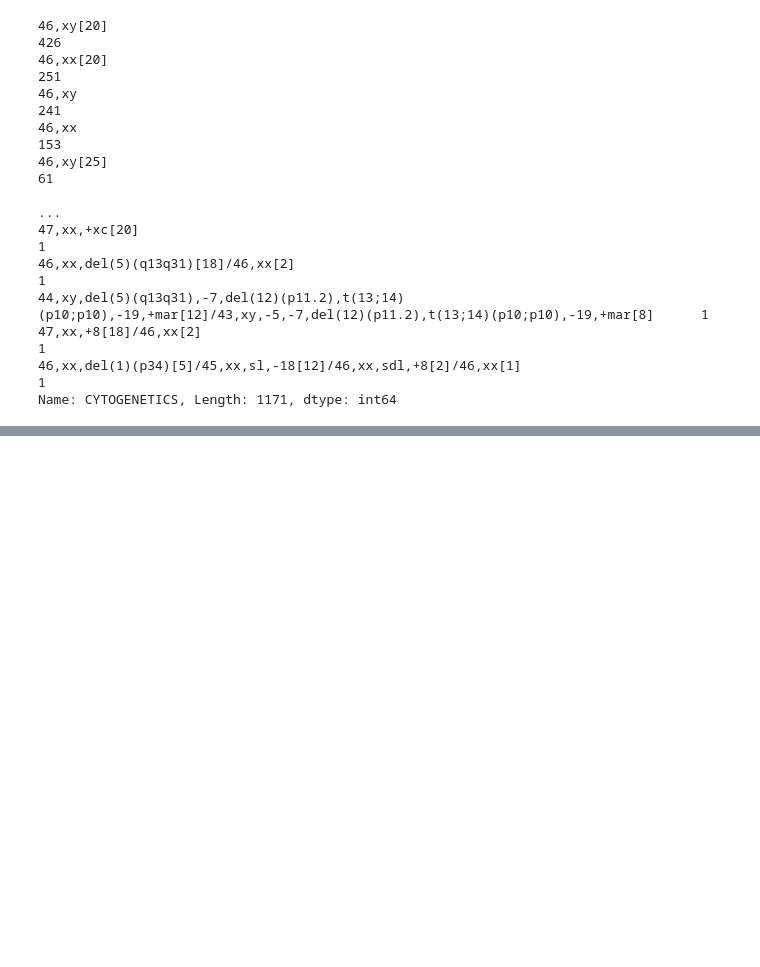
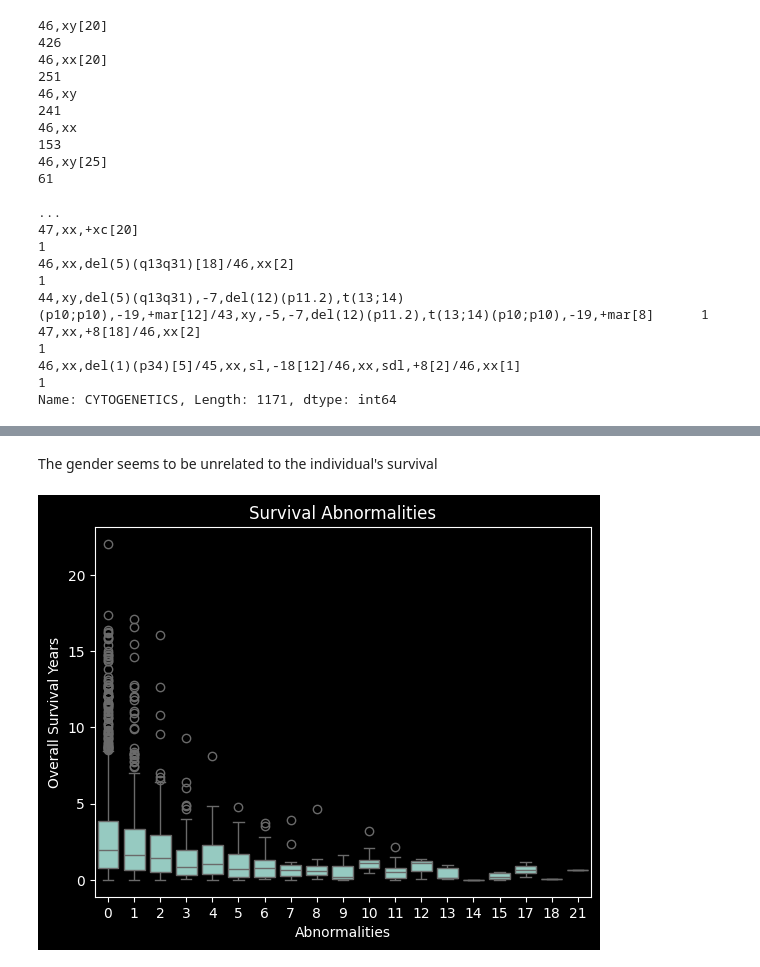
Before and after one commit to Loic-Jaillet/ENS-ML-Challenge, a Jupyter notebook: challenge.ipynb, the cells around one changed output, grey strips where cells are left out. Saved outputs shown, nothing was run; the diff lists cells and outputs as text; code cells hidden in the pictures; blank space fills up the shorter version.

```diff
--- a/challenge.ipynb
+++ b/challenge.ipynb
@@ -378,0 +501,10 @@ Cox Proportional Hazard Model Concordance Index IPCW on test: 0.67
+# %% [markdown]
+The gender seems to be unrelated to the individual's survival
+# %%
+sns.boxplot(x='NUM_ABNORMALITIES', y='OS_YEARS', data=merged_df_cyto)
+plt.title('Survival Abnormalities')
+plt.xlabel('Abnormalities')
+plt.ylabel('Overall Survival Years')
+plt.show()
+# %% [output]
+[figure, added]
```
Also changed, not shown: parts of 17 cells of this notebook.
